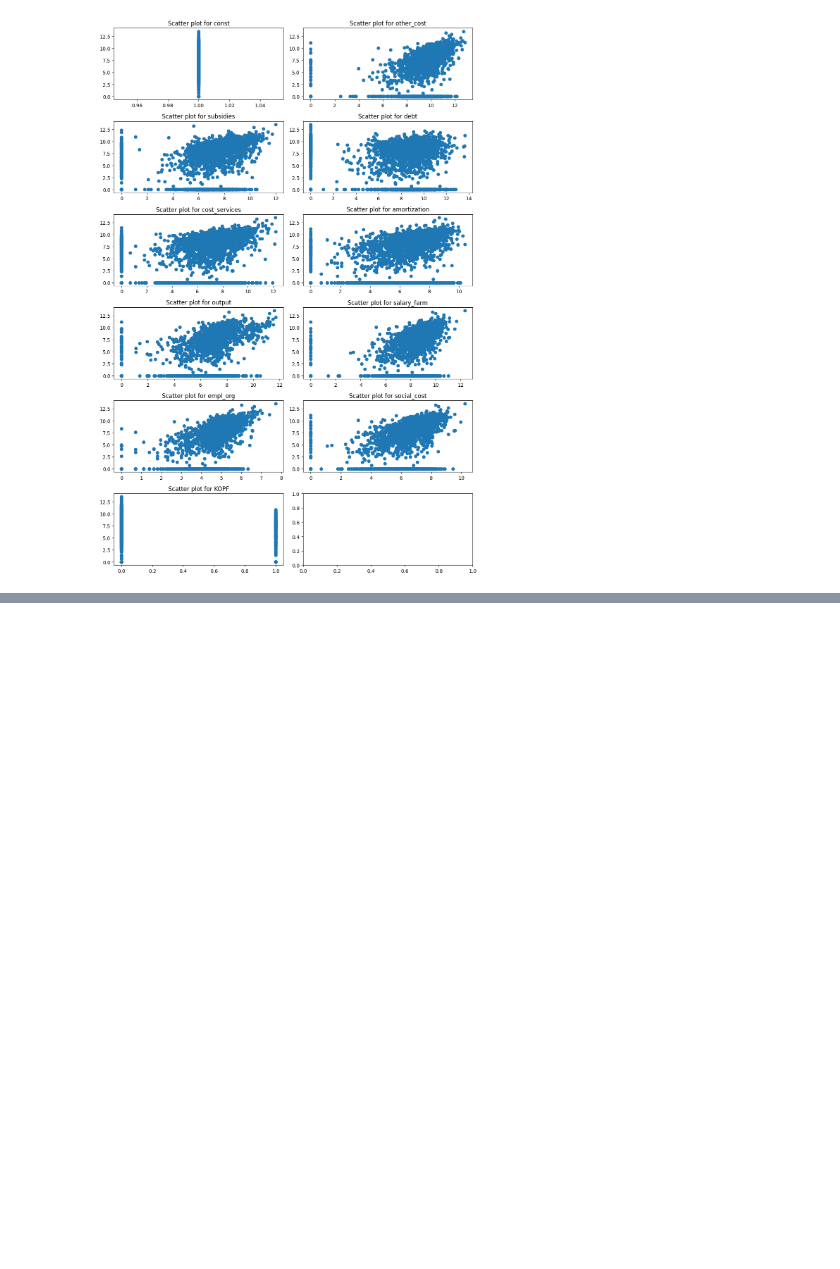
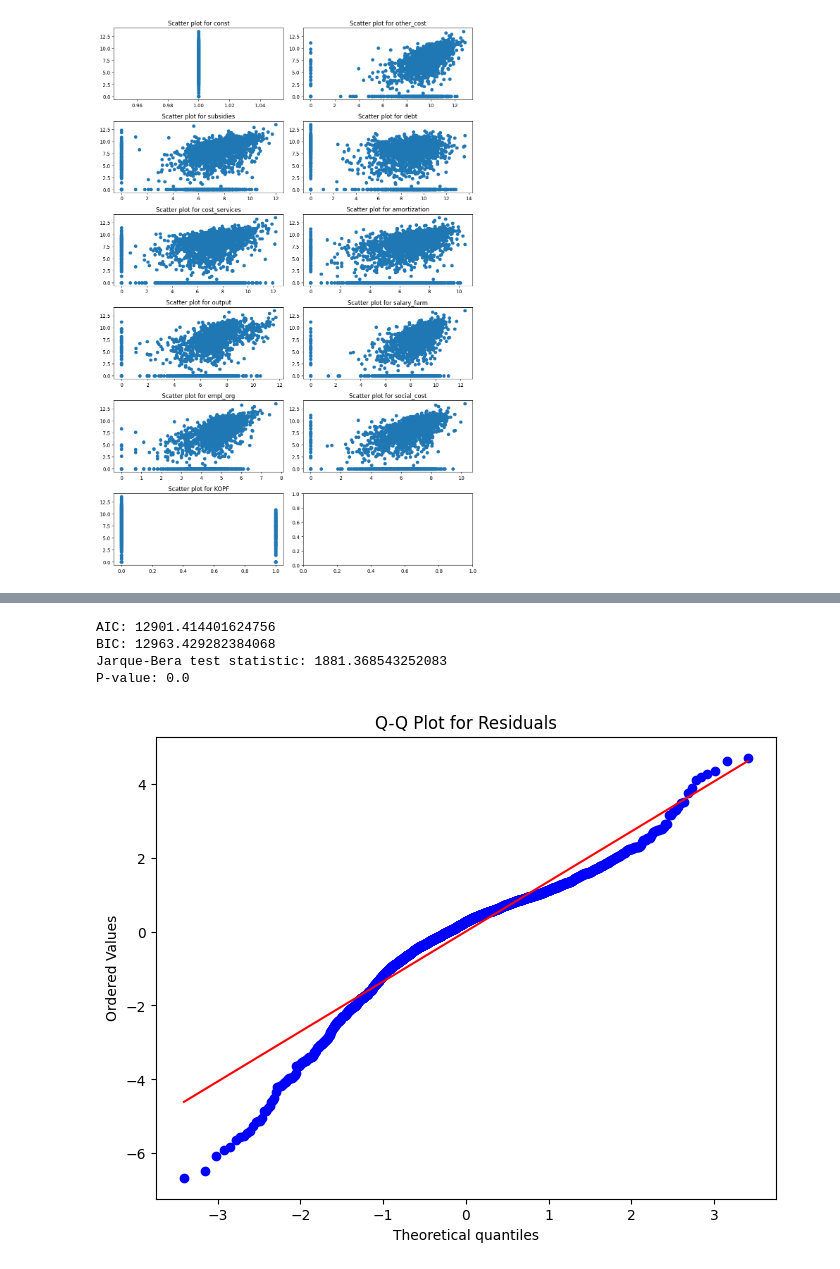
Before and after one commit to SergeyHSE/LinearRegressor.github.io, a Jupyter notebook: RegressionAnalysis.ipynb, the cells around one changed output, grey strips where cells are left out. Saved outputs shown, nothing was run; the diff lists cells and outputs as text; code cells hidden in the pictures; blank space fills up the shorter version.

```diff
--- a/RegressionAnalysis.ipynb
+++ b/RegressionAnalysis.ipynb
@@ -941,0 +1064,29 @@ P-value: 0.0
+# %%
+# Получение AIC и BIC
+aic_log_cleaned = results_log_cleaned.aic
+bic_log_cleaned = results_log_cleaned.bic
+
+print(f"AIC: {aic_log_cleaned}")
+print(f"BIC: {bic_log_cleaned}")
+
+# Тест Jarque-Bera
+jb_stat_log_cleaned, jb_p_value_log_cleaned, _, _ = jarque_bera(results_log_cleaned.resid)
+print(f"Jarque-Bera test statistic: {jb_stat_log_cleaned}")
+print(f"P-value: {jb_p_value_log_cleaned}")
+# %% [output]
+AIC: 12901.414401624756
+BIC: 12963.429282384068
+Jarque-Bera test statistic: 1881.368543252083
+P-value: 0.0
+# %%
+import scipy.stats as stats
+# Получение остатков
+residuals_log_cleaned = results_log_cleaned.resid
+
+# График квантиль-квантиль
+fig, ax = plt.subplots(figsize=(8, 6))
+stats.probplot(residuals_log_cleaned, dist="norm", plot=plt)
+plt.title("Q-Q Plot for Residuals")
+plt.show()
+# %% [output]
+[figure, added]
```
Also changed, not shown: parts of 12 cells of this notebook.
